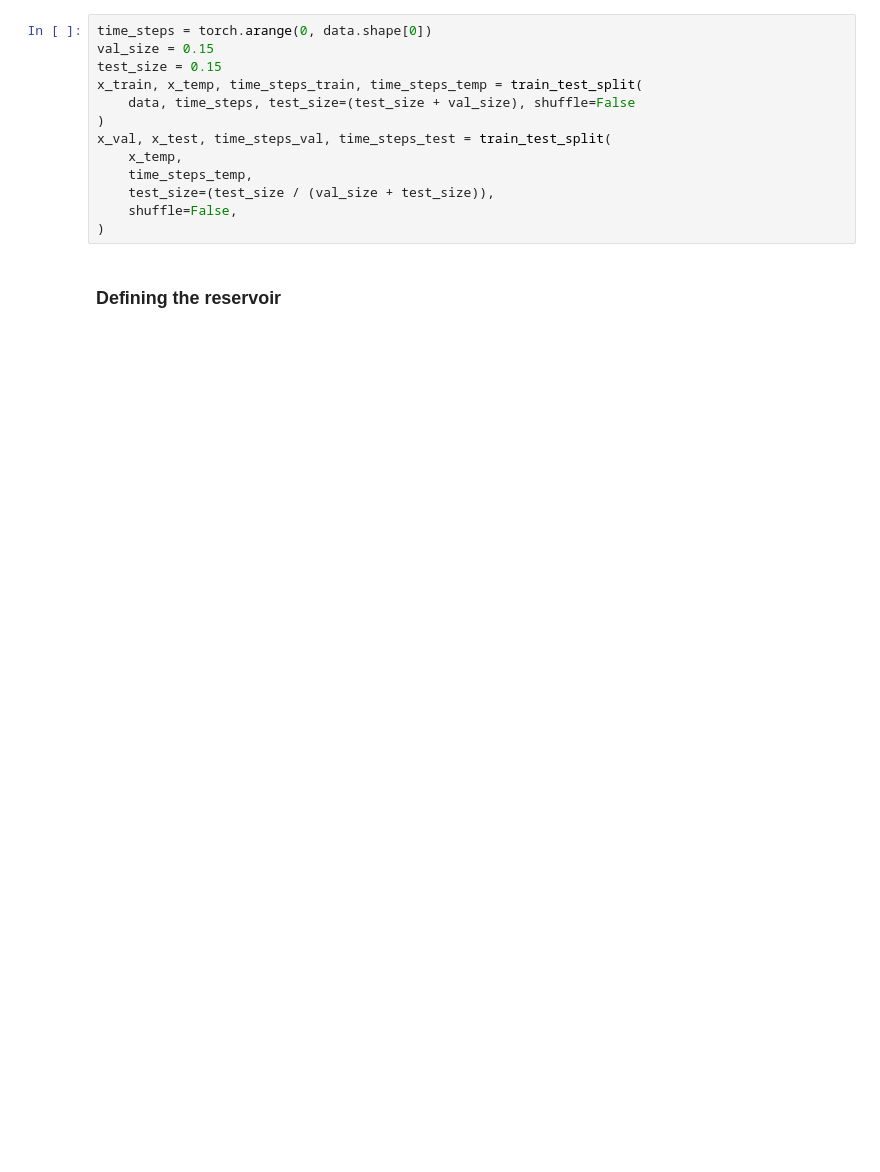
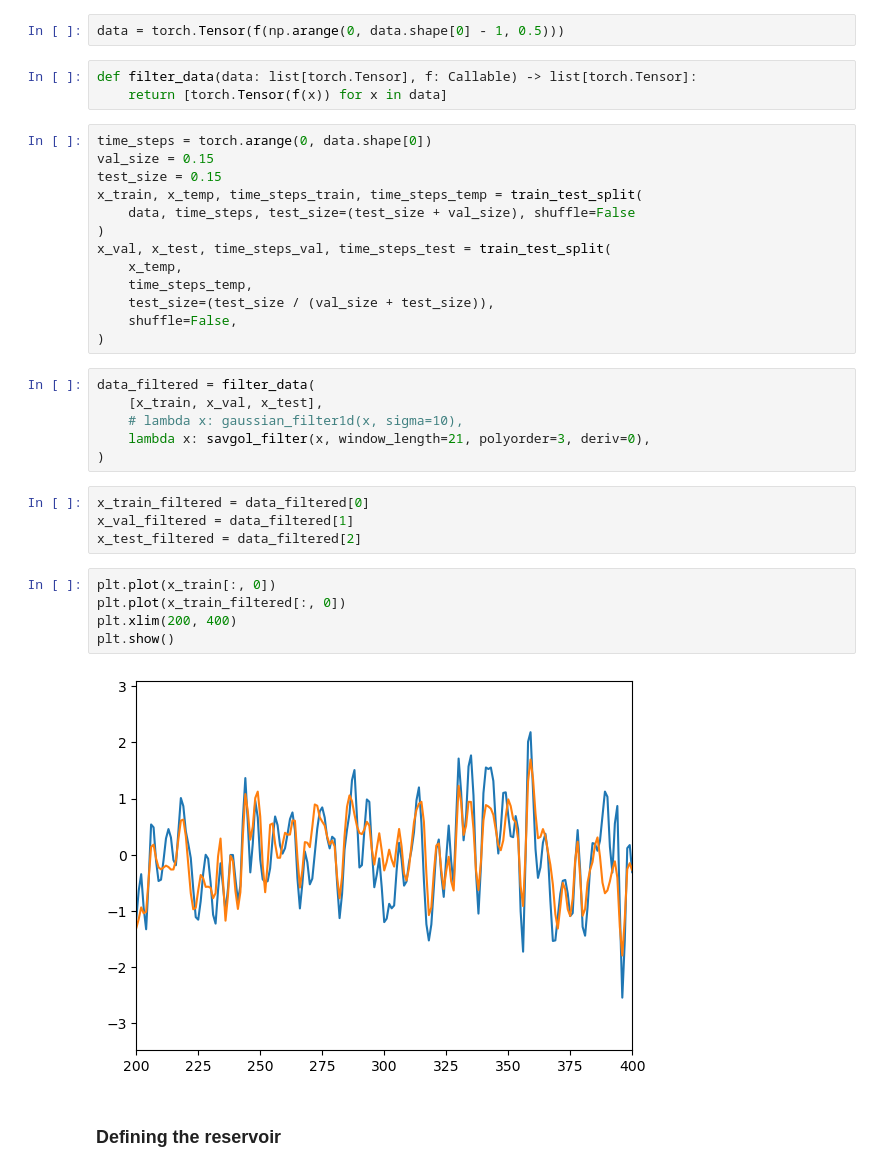
Before and after one commit to filippobezzi/Bayesian-Inference-in-High-Dimensional-Reservoir-Dynamics-for-Neural-Time-Series, a Jupyter notebook: forecast.ipynb, the cells around one changed output. Drawn from its saved outputs; the diff is of its cells as text; blank space fills up the shorter version.

```diff
--- a/forecast.ipynb
+++ b/forecast.ipynb
@@ -28,3 +37,8 @@ data = torch.Tensor(StandardScaler().fit_transform(data.numpy()))
+# %%
+data = torch.Tensor(f(np.arange(0, data.shape[0] - 1, 0.5)))
+# %%
+def filter_data(data: list[torch.Tensor], f: Callable) -> list[torch.Tensor]:
+    return [torch.Tensor(f(x)) for x in data]
 # %%
 time_steps = torch.arange(0, data.shape[0])
 val_size = 0.15
@@ -38,6 +52,23 @@ x_val, x_test, time_steps_val, time_steps_test = train_test_split(
     test_size=(test_size / (val_size + test_size)),
     shuffle=False,
 )
+# %%
+data_filtered = filter_data(
+    [x_train, x_val, x_test],
+    # lambda x: gaussian_filter1d(x, sigma=10),
+    lambda x: savgol_filter(x, window_length=21, polyorder=3, deriv=0),
+)
+# %%
+x_train_filtered = data_filtered[0]
+x_val_filtered = data_filtered[1]
+x_test_filtered = data_filtered[2]
+# %%
+plt.plot(x_train[:, 0])
+plt.plot(x_train_filtered[:, 0])
+plt.xlim(200, 400)
+plt.show()
+# %% [output]
+[figure, added]
 # %% [markdown]
 ### Defining the reservoir
 # %%
```
Also changed, not shown: parts of 21 cells of this notebook, 5 other files.
